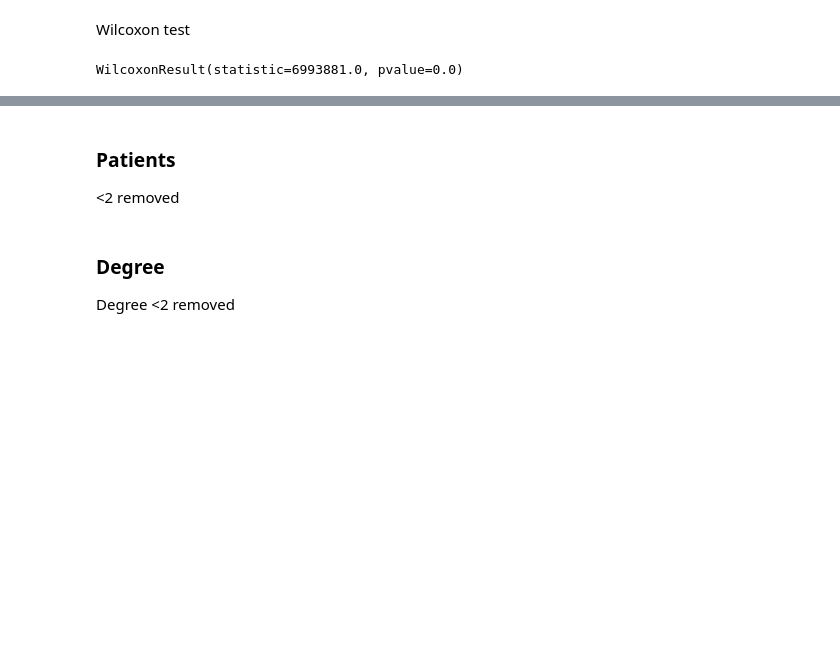
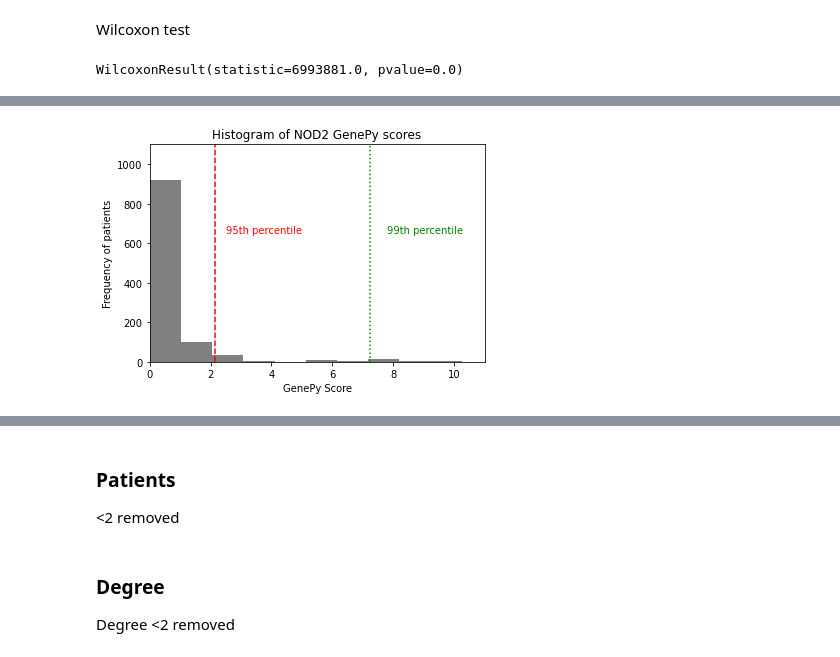
Before and after one commit to TomDoyleee/GenePy_Network_Integration, a Jupyter notebook: Results.ipynb, the cells around one changed output, grey strips where cells are left out. Cells and saved outputs as stored; diff of their text form; code cells hidden in the pictures; blank space fills up the shorter version.

Commit message:
Produced histographs for percentile distrubution

```diff
--- a/Results.ipynb
+++ b/Results.ipynb
@@ -128,0 +129,2 @@ WilcoxonResult(statistic=6993881.0, pvalue=0.0)
+# %%
+genepy_df = get_data.remove_ensembl_IDs(genepy_df)
@@ -128,0 +148,24 @@ WilcoxonResult(statistic=6993881.0, pvalue=0.0)
+# %%
+NOD2_series = genepy_df["NOD2"]
+n, bins, patches = plt.hist(NOD2_series, color='grey')
+
+
+plt.xlabel('GenePy Score')
+plt.ylabel('Frequency of patients')
+plt.title('Histogram of NOD2 GenePy scores')
+plt.xlim(0, 11)
+plt.ylim(0, 1100)
+plt.grid(False)
+plt.axvline(np.percentile(genepy_df["NOD2"],95),
+            color='r',
+            linestyle='--')
+plt.text(2.5, 650, r'95th percentile',
+         color='r')
+plt.axvline(np.percentile(genepy_df["NOD2"],99),
+            color='g',
+            linestyle=':')
+plt.text(7.8, 650, r'99th percentile',
+         color='g')
+plt.savefig("NOD2_Percentile.png",dpi=300)
+# %% [output]
+[figure, added]
```
Also changed, not shown: parts of 10 cells of this notebook.
